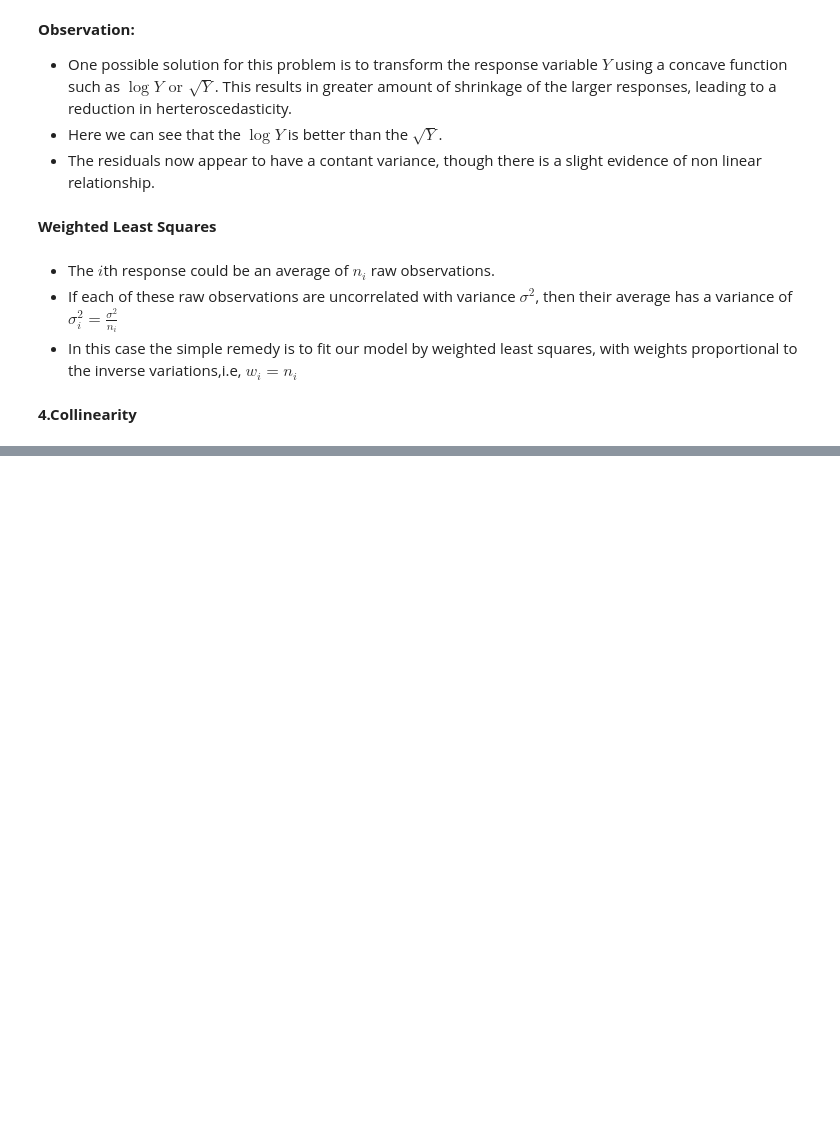
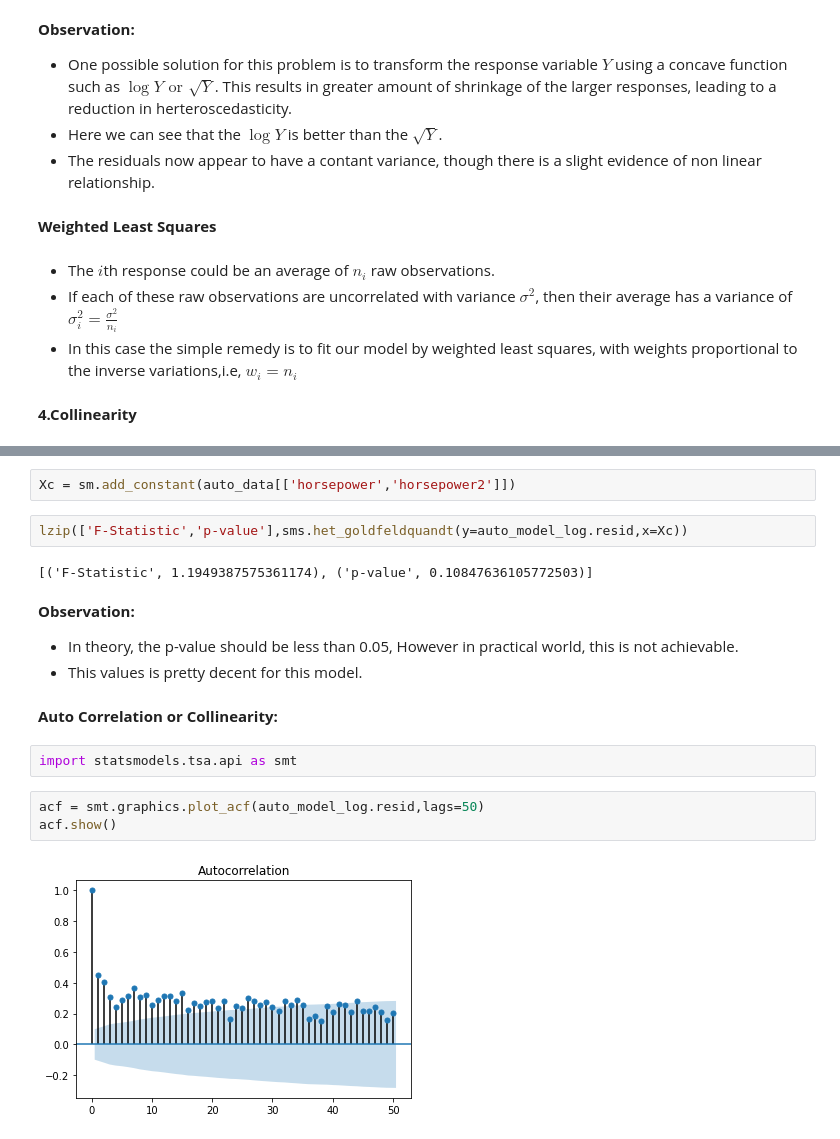
Before and after one commit to Revanthshalon/Machine-Learning, a Jupyter notebook: An Introduction to Statistical Learning/Unit 3 - Linear Regression/Unit 3 - Linear Regression.ipynb, the cells around one changed output, grey strips where cells are left out. Saved outputs shown, nothing was run; the diff lists cells and outputs as text; blank space fills up the shorter version.

```diff
--- a/An Introduction to Statistical Learning/Unit 3 - Linear Regression/Unit 3 - Linear Regression.ipynb
+++ b/An Introduction to Statistical Learning/Unit 3 - Linear Regression/Unit 3 - Linear Regression.ipynb
@@ -837,0 +962,19 @@ plt.show()
+# %%
+Xc = sm.add_constant(auto_data[['horsepower','horsepower2']])
+# %%
+lzip(['F-Statistic','p-value'],sms.het_goldfeldquandt(y=auto_model_log.resid,x=Xc))
+# %% [output]
+[('F-Statistic', 1.1949387575361174), ('p-value', 0.10847636105772503)]
+# %% [markdown]
+**Observation:**
+- In theory, the p-value should be less than 0.05, However in practical world, this is not achievable.
+- This values is pretty decent for this model.
+# %% [markdown]
+**Auto Correlation or Collinearity:**
+# %%
+import statsmodels.tsa.api as smt
+# %%
+acf = smt.graphics.plot_acf(auto_model_log.resid,lags=50)
+acf.show()
+# %% [output]
+[figure, added]
```
Also changed, not shown: parts of 48 cells of this notebook.
